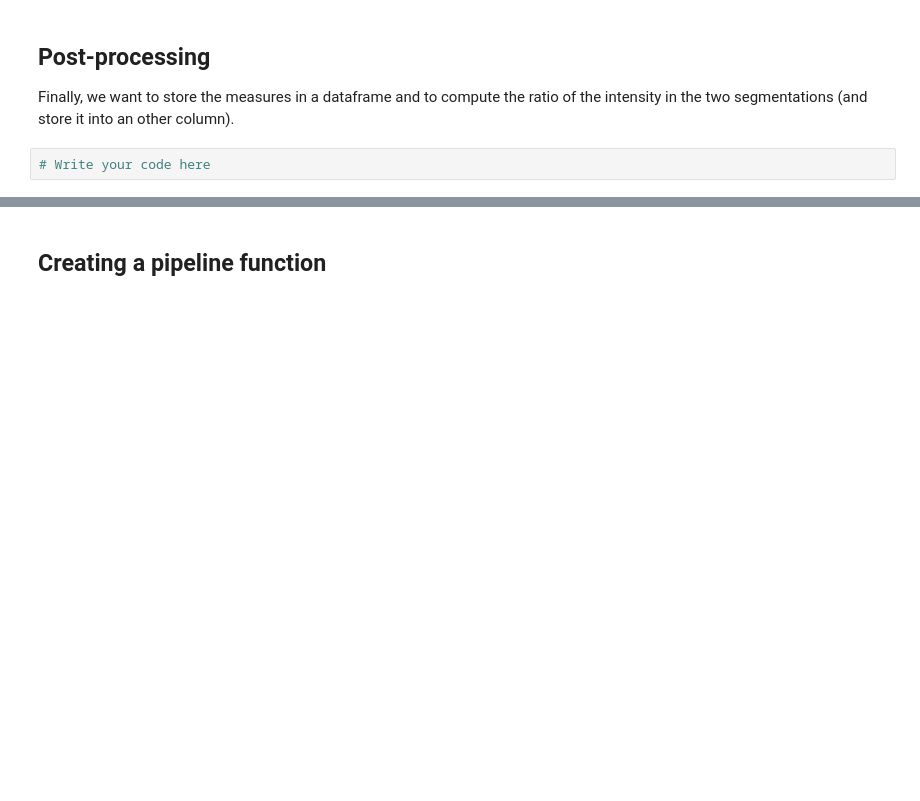
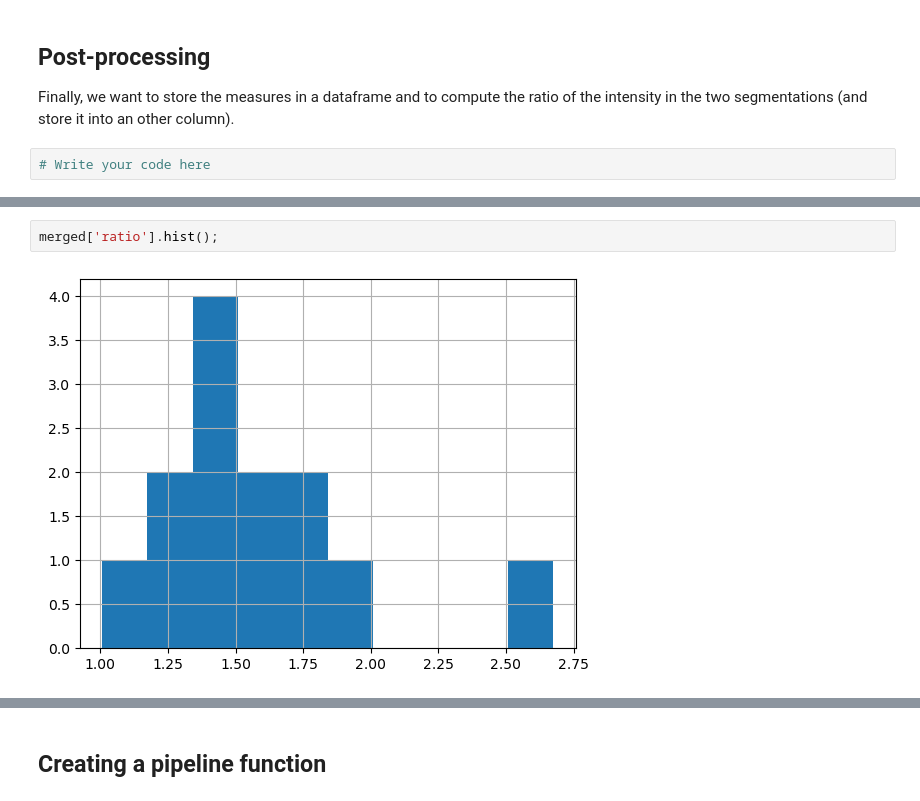
Before and after one commit to Euro-BioImaging/evolve-python-hybrid-course, a Jupyter notebook: Day_2_June_24/Jupyter_Notebooks/05_pipeline_and_data_analysis.ipynb, the cells around one changed output, grey strips where cells are left out. Drawn from its saved outputs; the diff is of its cells as text; blank space fills up the shorter version.

```diff
--- a/Day_2_June_24/Jupyter_Notebooks/05_pipeline_and_data_analysis.ipynb
+++ b/Day_2_June_24/Jupyter_Notebooks/05_pipeline_and_data_analysis.ipynb
@@ -115,2 +124,6 @@ merged.head()
+# %%
+merged['ratio'].hist();
+# %% [output]
+[figure, added]
 # %%
 # Solution
```
Also changed, not shown: parts of 20 cells of this notebook, 1 other file.
